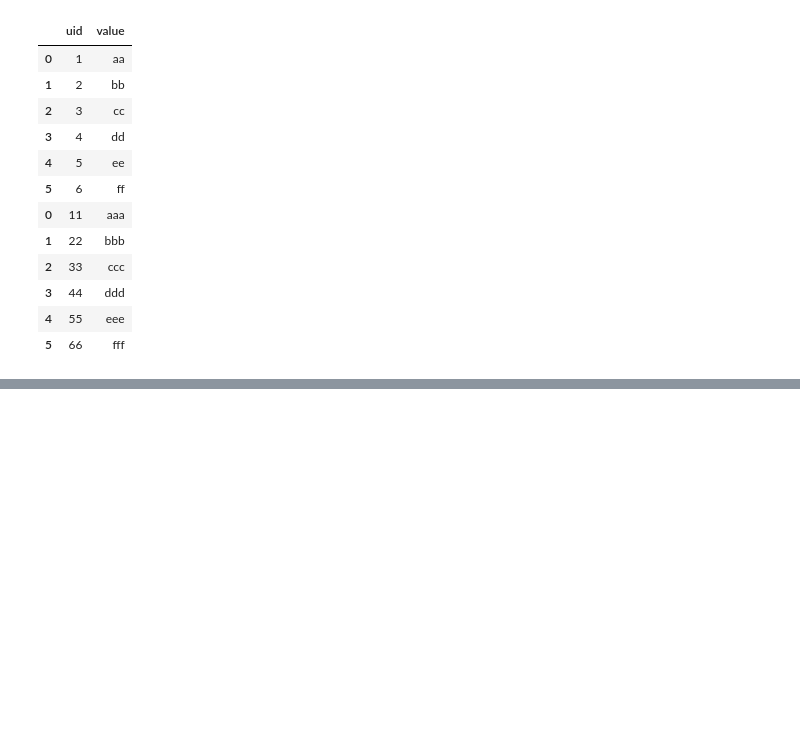
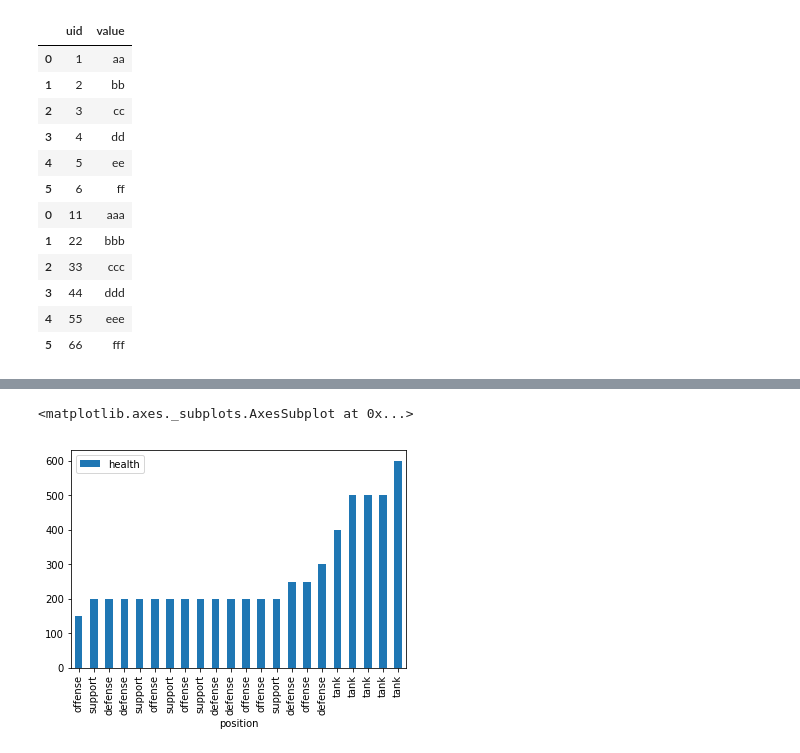
Before and after one commit to cionman/Python_pandas, a Jupyter notebook: pandas_ex.ipynb, the cells around one changed output, grey strips where cells are left out. Cells and saved outputs as stored; diff of their text form; code cells hidden in the pictures; blank space fills up the shorter version.

Commit message:
- pandas - agg, apply 적용 - matplotlib 로 jupyter에 차트 표시

```diff
--- a/pandas_ex.ipynb
+++ b/pandas_ex.ipynb
@@ -458,0 +751,7 @@ pd.concat([t3,t4])
+# %%
+heroes_df.set_index('name', inplace=True)
+heroes_df.sort_values(by='health', inplace=True)
+heroes_df.plot(kind='bar', x='position', y='health')
+# %% [output]
+<matplotlib.axes._subplots.AxesSubplot at 0x...>
+[figure, added]
```
Also changed, not shown: parts of 19 cells of this notebook, 8 other files.
